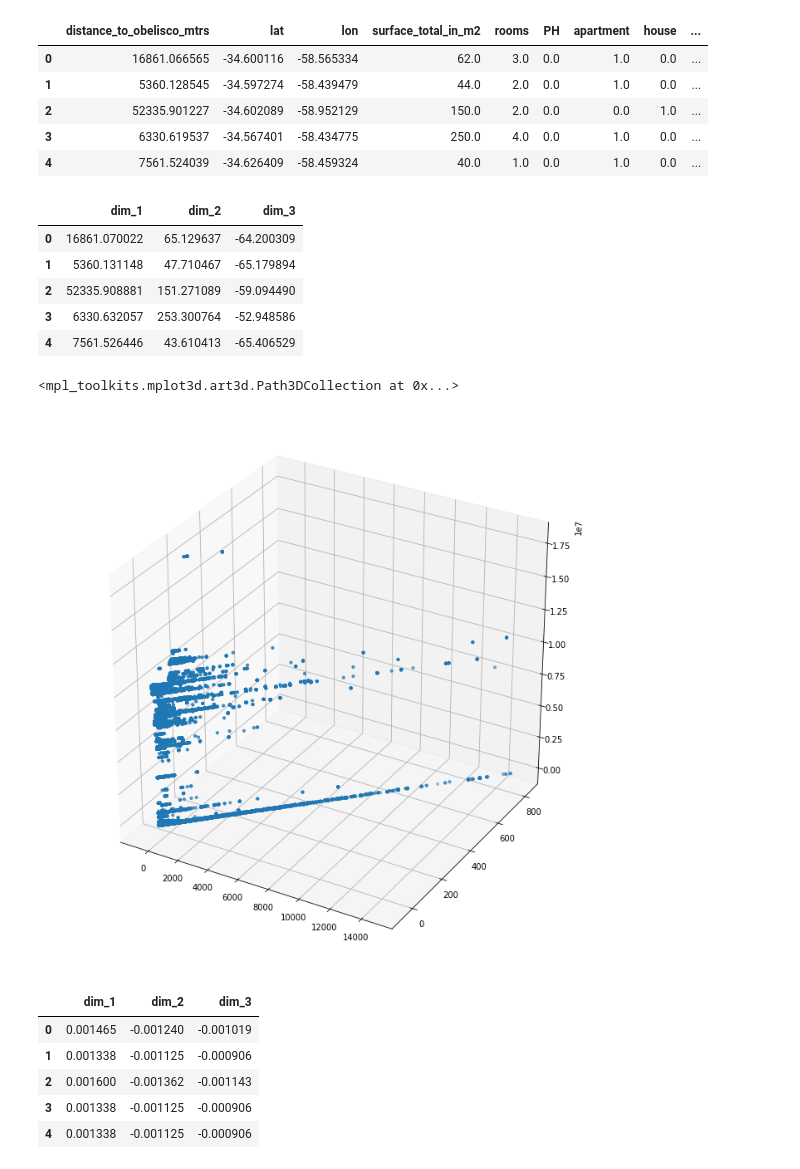
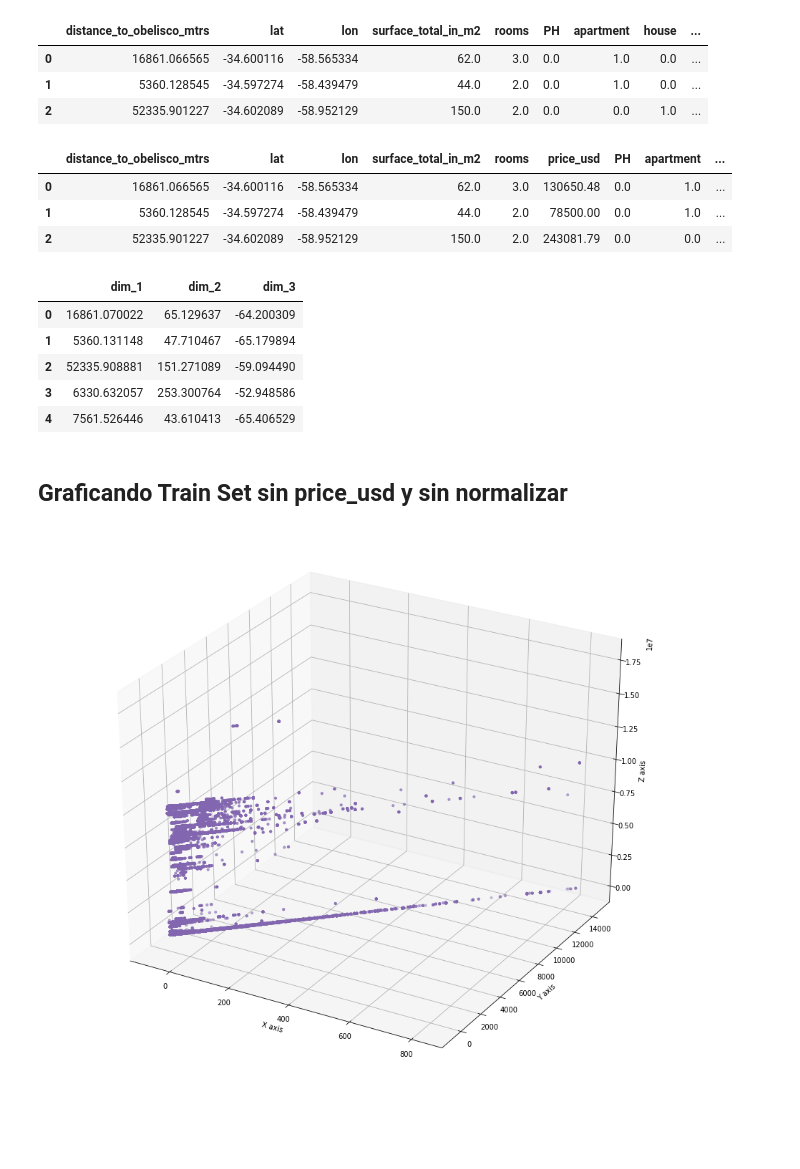
Before and after one commit to fpenovi/BArealEstatePricing, a Jupyter notebook: notebooks/10 - Dimensionality_Reduction.ipynb, the cells around one changed output. Cells and saved outputs as stored; diff of their text form; code cells hidden in the pictures; blank space fills up the shorter version.

```diff
--- a/notebooks/10 - Dimensionality_Reduction.ipynb
+++ b/notebooks/10 - Dimensionality_Reduction.ipynb
@@ -7,19 +7,23 @@ from mpl_toolkits.mplot3d import Axes3D
 from matplotlib import pyplot as plt
 %matplotlib inline
 # %%
-dfTrain = pd.read_csv('../data/TRAIN_TEST_corrected2/train_corrected2.csv')\
-            .drop(['id', 'year_created', 'month_created', 'day_created'], axis=1)
+dfTrain2 = pd.read_csv('../data/TRAIN_TEST_corrected2/train_corrected2.csv')\
+             .drop(['id', 'year_created', 'month_created', 'day_created'], axis=1)
 
-target = dfTrain.price_usd
-dfTrain = dfTrain.drop(['price_usd'], axis=1)
+dfTrain = dfTrain2.drop(['price_usd'], axis=1)
 # %%
-dfTrain.head()
+dfTrain.head(3)
 # %% [output]
 |  | distance_to_obelisco_mtrs | lat | lon | surface_total_in_m2 | rooms | PH | apartment | house | ... |
 | 0 | 16861.066565 | -34.600116 | -58.565334 | 62.0 | 3.0 | 0.0 | 1.0 | 0.0 | ... |
 | 1 | 5360.128545 | -34.597274 | -58.439479 | 44.0 | 2.0 | 0.0 | 1.0 | 0.0 | ... |
 | 2 | 52335.901227 | -34.602089 | -58.952129 | 150.0 | 2.0 | 0.0 | 0.0 | 1.0 | ... |
-| 3 | 6330.619537 | -34.567401 | -58.434775 | 250.0 | 4.0 | 0.0 | 1.0 | 0.0 | ... |
-| 4 | 7561.524039 | -34.626409 | -58.459324 | 40.0 | 1.0 | 0.0 | 1.0 | 0.0 | ... |
+# %%
+dfTrain2.head(3)
+# %% [output]
+|  | distance_to_obelisco_mtrs | lat | lon | surface_total_in_m2 | rooms | price_usd | PH | apartment | ... |
+| 0 | 16861.066565 | -34.600116 | -58.565334 | 62.0 | 3.0 | 130650.48 | 0.0 | 1.0 | ... |
+| 1 | 5360.128545 | -34.597274 | -58.439479 | 44.0 | 2.0 | 78500.00 | 0.0 | 1.0 | ... |
+| 2 | 52335.901227 | -34.602089 | -58.952129 | 150.0 | 2.0 | 243081.79 | 0.0 | 0.0 | ... |
 # %%
 svd = TruncatedSVD(n_components=3, algorithm='randomized')
@@ -28,20 +30,22 @@ reduction = svd.fit_transform(dfTrain)
 # %%
+reduction = svd.fit_transform(dfTrain)
 reduction = pd.DataFrame(reduction, columns=['dim_1', 'dim_2', 'dim_3'])
+reduction.head()
+# %% [output]
+|  | dim_1 | dim_2 | dim_3 |
+| 0 | 16861.070022 | 65.129637 | -64.200309 |
+| 1 | 5360.131148 | 47.710467 | -65.179894 |
+| 2 | 52335.908881 | 151.271089 | -59.094490 |
+| 3 | 6330.632057 | 253.300764 | -52.948586 |
+| 4 | 7561.526446 | 43.610413 | -65.406529 |
-# %%
-reduction.head()
-# %% [output]
-|  | dim_1 | dim_2 | dim_3 |
-| 0 | 16861.070022 | 65.129637 | -64.200309 |
-| 1 | 5360.131148 | 47.710467 | -65.179894 |
-| 2 | 52335.908881 | 151.271089 | -59.094490 |
-| 3 | 6330.632057 | 253.300764 | -52.948586 |
-| 4 | 7561.526446 | 43.610413 | -65.406529 |
+# %% [markdown]
+## Graficando Train Set sin price_usd y sin normalizar
 # %%
-#reduction.plot(kind='scatter', x='dim_1', y='dim_2', figsize=(12,12));
-
-fig = plt.figure(figsize=(12,12))
+fig = plt.figure(figsize=(16,14))
 ax = fig.add_subplot(111, projection='3d')
-ax.scatter3D(reduction.dim_2, reduction.dim_3, zs=reduction.dim_1, s=10)
+ax.set_xlabel('X axis')
+ax.set_ylabel('Y axis')
+ax.set_zlabel('Z axis')
+graf = ax.scatter3D(reduction.dim_3, reduction.dim_2, zs=reduction.dim_1, s=10, c='#8266af');
 # %% [output]
-<mpl_toolkits.mplot3d.art3d.Path3DCollection at 0x...>
-[figure, old version]
+[figure, new version]
@@ -54,11 +51,0 @@ reduction_pca = pd.DataFrame(reduction_pca, columns=['dim_1', 'dim_2', 'dim_3'])
-# %%
-fig = plt.figure(figsize=(12,12))
-ax = fig.add_subplot(111, projection='3d')
-ax.scatter3D(reduction_pca.dim_2, reduction_pca.dim_3, zs=reduction.dim_1, s=10)
-# %% [output]
-|  | dim_1 | dim_2 | dim_3 |
-| 0 | 0.001465 | -0.001240 | -0.001019 |
-| 1 | 0.001338 | -0.001125 | -0.000906 |
-| 2 | 0.001600 | -0.001362 | -0.001143 |
-| 3 | 0.001338 | -0.001125 | -0.000906 |
-| 4 | 0.001338 | -0.001125 | -0.000906 |
```
Also changed, not shown: parts of 11 cells of this notebook.
